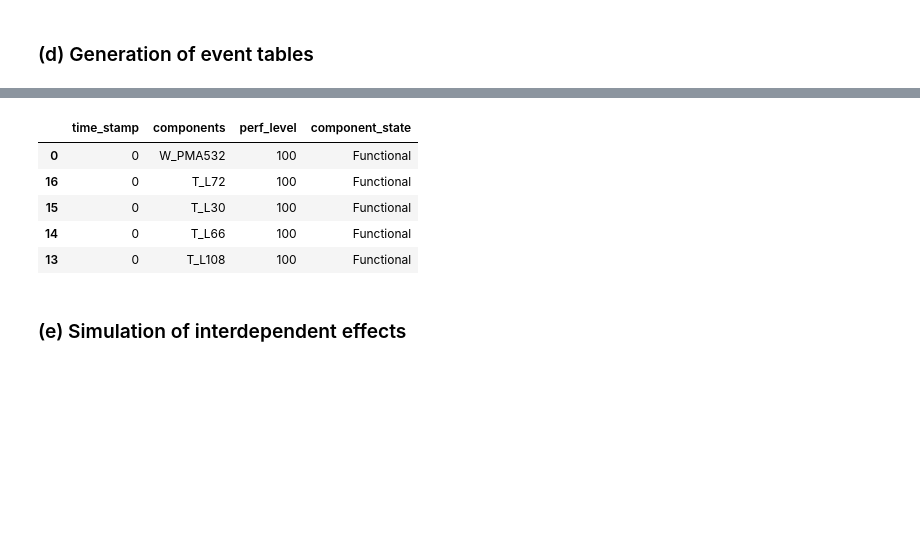
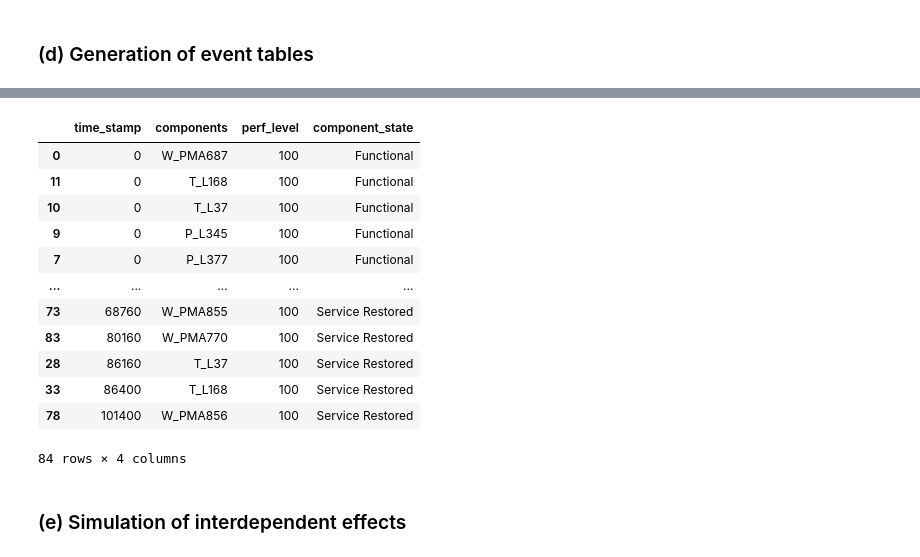
Before and after one commit to srijithbalakrishnan/dreaminsg-integrated-model, a Jupyter notebook: notebooks/demo_no_optimization_micropolis.ipynb, the cells around one changed output, grey strips where cells are left out. Saved outputs shown, nothing was run; the diff lists cells and outputs as text; code cells hidden in the pictures; blank space fills up the shorter version.

```diff
--- a/notebooks/demo_no_optimization_micropolis.ipynb
+++ b/notebooks/demo_no_optimization_micropolis.ipynb
@@ -226,12 +213,19 @@ bf_simulation.network_recovery.event_table.to_csv("event_tbl.csv", sep = "\t")
 # %%
-bf_simulation.network_recovery.get_event_table().head()
+bf_simulation.network_recovery.get_event_table()
 # %% [output]
 |  | time_stamp | components | perf_level | component_state |
-| 0 | 0 | W_PMA532 | 100 | Functional |
-| 16 | 0 | T_L72 | 100 | Functional |
-| 15 | 0 | T_L30 | 100 | Functional |
-| 14 | 0 | T_L66 | 100 | Functional |
-| 13 | 0 | T_L108 | 100 | Functional |
+| 0 | 0 | W_PMA687 | 100 | Functional |
+| 11 | 0 | T_L168 | 100 | Functional |
+| 10 | 0 | T_L37 | 100 | Functional |
+| 9 | 0 | P_L345 | 100 | Functional |
+| 7 | 0 | P_L377 | 100 | Functional |
+| ... | ... | ... | ... | ... |
+| 73 | 68760 | W_PMA855 | 100 | Service Restored |
+| 83 | 80160 | W_PMA770 | 100 | Service Restored |
+| 28 | 86160 | T_L37 | 100 | Service Restored |
+| 33 | 86400 | T_L168 | 100 | Service Restored |
+| 78 | 101400 | W_PMA856 | 100 | Service Restored |
+84 rows × 4 columns
 # %%
 bf_simulation.expand_event_table(1)
 # %% [markdown]
```
Also changed, not shown: parts of 16 cells of this notebook.
